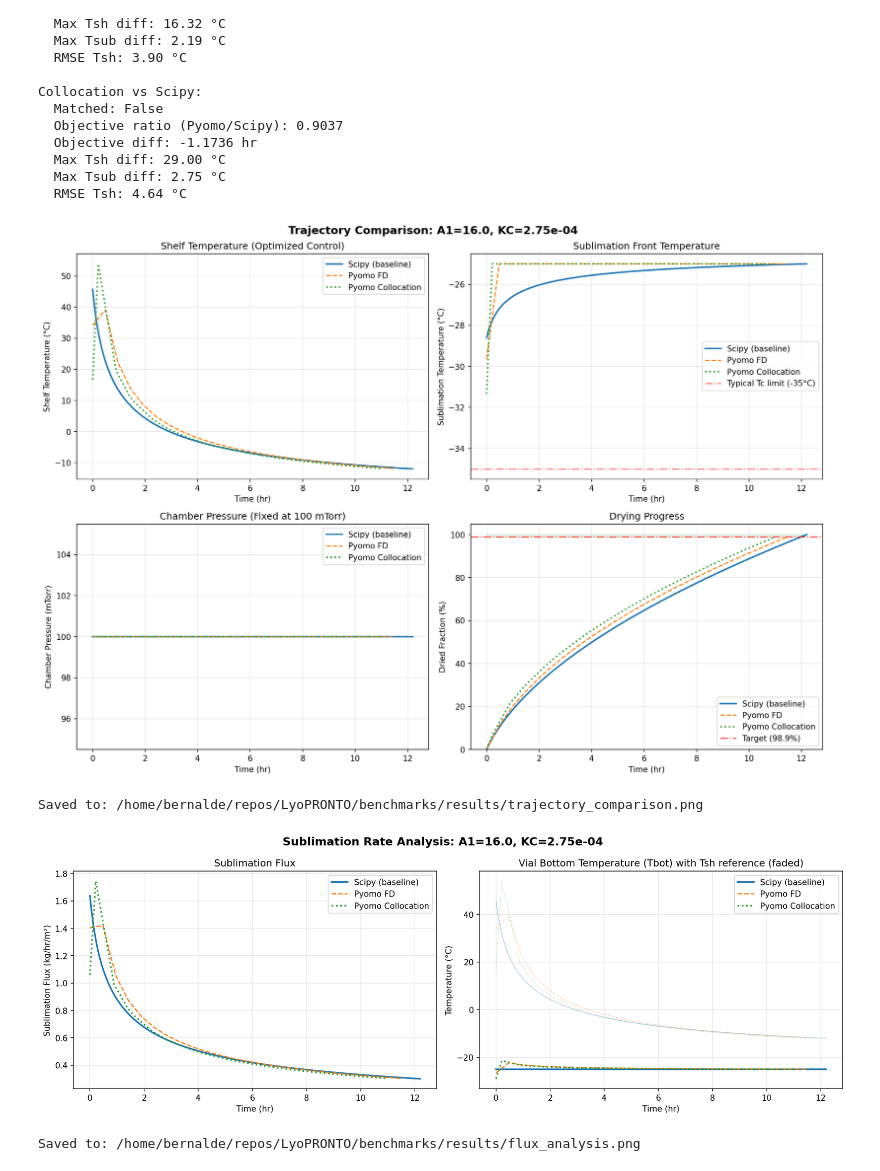
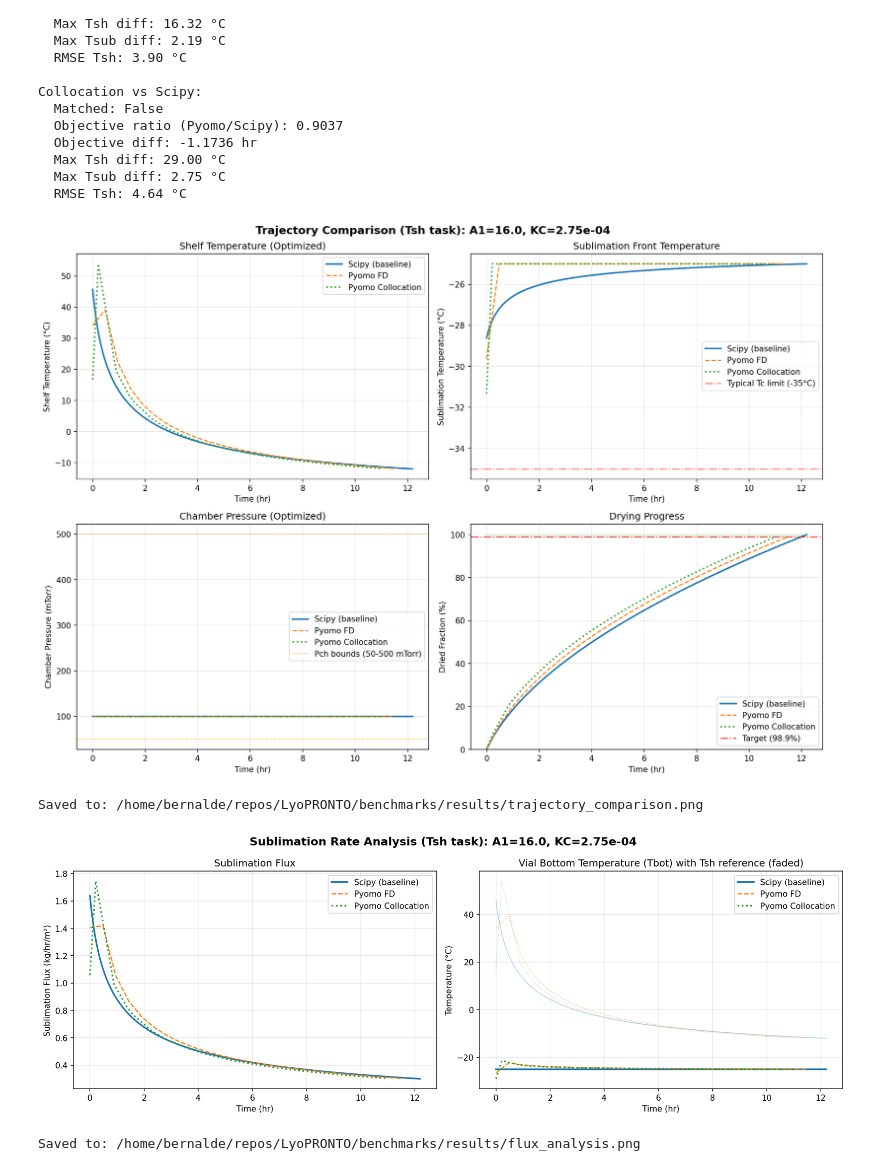
Before and after one commit to SECQUOIA/LyoPRONTO, a Jupyter notebook: benchmarks/grid_analysis.ipynb, the cells around one changed output. Saved outputs shown, nothing was run; the diff lists cells and outputs as text; code cells hidden in the pictures.

```diff
--- a/benchmarks/grid_analysis.ipynb
+++ b/benchmarks/grid_analysis.ipynb
@@ -438,7 +479,7 @@ from matplotlib.lines import Line2D
 from IPython.display import display, Image
 
 fig, axes = plt.subplots(2, 2, figsize=(14, 10))
-fig.suptitle(f'Trajectory Comparison: A1={A1_val}, KC={KC_val:.2e}', fontsize=14, fontweight='bold')
+fig.suptitle(f'Trajectory Comparison ({task_type} task): A1={A1_val}, KC={KC_val:.2e}', fontsize=14, fontweight='bold')
 
 # Column indices
 T_IDX, TSUB_IDX, TBOT_IDX, TSH_IDX, PCH_IDX, FLUX_IDX, DRIED_IDX = range(7)
@@ -447,14 +488,14 @@ T_IDX, TSUB_IDX, TBOT_IDX, TSH_IDX, PCH_IDX, FLUX_IDX, DRIED_IDX = range(7)
 colors = {'scipy': '#1f77b4', 'fd': '#ff7f0e', 'colloc': '#2ca02c'}
 labels = {'scipy': 'Scipy (baseline)', 'fd': 'Pyomo FD', 'colloc': 'Pyomo Collocation'}
 
-# Panel 1: Shelf Temperature (Tsh) - the optimized control
+# Panel 1: Shelf Temperature (Tsh) - optimized control
 ax1 = axes[0, 0]
 ax1.plot(scipy_traj[:, T_IDX], scipy_traj[:, TSH_IDX], '-', color=colors['scipy'], label=labels['scipy'], linewidth=2)
 ax1.plot(fd_traj[:, T_IDX], fd_traj[:, TSH_IDX], '--', color=colors['fd'], label=labels['fd'], linewidth=1.5)
 ax1.plot(colloc_traj[:, T_IDX], colloc_traj[:, TSH_IDX], ':', color=colors['colloc'], label=labels['colloc'], linewidth=2)
 ax1.set_xlabel('Time (hr)')
 ax1.set_ylabel('Shelf Temperature (°C)')
-ax1.set_title('Shelf Temperature (Optimized Control)')
+ax1.set_title('Shelf Temperature (Optimized)')
 ax1.legend(loc='best')
 ax1.grid(True, alpha=0.3)
 
@@ -464,8 +505,7 @@ ax2.plot(scipy_traj[:, T_IDX], scipy_traj[:, TSUB_IDX], '-', color=colors['scipy
 ax2.plot(fd_traj[:, T_IDX], fd_traj[:, TSUB_IDX], '--', color=colors['fd'], label=labels['fd'], linewidth=1.5)
 ax2.plot(colloc_traj[:, T_IDX], colloc_traj[:, TSUB_IDX], ':', color=colors['colloc'], label=labels['colloc'], linewidth=2)
 
-# Highlight critical temperature constraint if known (typically -35°C or lower)
-# The actual constraint depends on the product formulation
+# Highlight critical temperature constraint (typically -35°C or lower)
 ax2.axhline(y=-35, color='red', linestyle='-.', alpha=0.5, linewidth=1.5, label='Typical Tc limit (-35°C)')
 
 ax2.set_xlabel('Time (hr)')
@@ -474,49 +514,53 @@ ax2.set_title('Sublimation Front Temperature')
 ax2.legend(loc='best')
 ax2.grid(True, alpha=0.3)
 
-# Panel 3: Chamber Pressure (Pch) - fixed in Tsh optimization but shown for completeness
+# Panel 3: Chamber Pressure (Pch) - ALSO OPTIMIZED in 'both' task
 ax3 = axes[1, 0]
 ax3.plot(scipy_traj[:, T_IDX], scipy_traj[:, PCH_IDX], '-', color=colors['scipy'], label=labels['scipy'], linewidth=2)
 ax3.plot(fd_traj[:, T_IDX], fd_traj[:, PCH_IDX], '--', color=colors['fd'], label=labels['fd'], linewidth=1.5)
 ax3.plot(colloc_traj[:, T_IDX], colloc_traj[:, PCH_IDX], ':', color=colors['colloc'], label=labels['colloc'], linewidth=2)
+
+# Add pressure bounds for reference
+ax3.axhline(y=50, color='orange', linestyle='--', alpha=0.5, linewidth=1, label='Pch bounds (50-500 mTorr)')
+ax3.axhline(y=500, color='orange', linestyle='--', alpha=0.5, linewidth=1)
+
 ax3.set_xlabel('Time (hr)')
 ax3.set_ylabel('Chamber Pressure (mTorr)')
-ax3.set_title('Chamber Pressure (Fixed at 100 mTorr)')
+ax3.set_title('Chamber Pressure (Optimized)')
 ax3.legend(loc='best')
 ax3.grid(True, alpha=0.3)
 
 # Panel 4: Drying Progress (fraction dried)
 ax4 = axes[1, 1]
 ax4.plot(scipy_traj[:, T_IDX], scipy_traj[:, DRIED_IDX] * 100, '-', color=colors['scipy'], label=labels['scipy'], linewidth=2)
 ax4.plot(fd_traj[:, T_IDX], fd_traj[:, DRIED_IDX] * 100, '--', color=colors['fd'], label=labels['fd'], linewidth=1.5)
 ax4.plot(colloc_traj[:, T_IDX], colloc_traj[:, DRIED_IDX] * 100, ':', color=colors['colloc'], label=labels['colloc'], linewidth=2)
 
 # Highlight dryness target (98.9%)
 ax4.axhline(y=98.9, color='red', linestyle='-.', alpha=0.7, linewidth=1.5, label='Target (98.9%)')
 ax4.fill_between([0, max(scipy_traj[-1, T_IDX], fd_traj[-1, T_IDX], colloc_traj[-1, T_IDX])],
                   98.9, 100, color='green', alpha=0.1)
 
 ax4.set_xlabel('Time (hr)')
 ax4.set_ylabel('Dried Fraction (%)')
 ax4.set_title('Drying Progress')
 ax4.set_ylim([0, 105])
 ax4.legend(loc='lower right')
 ax4.grid(True, alpha=0.3)
 
 plt.tight_layout()
-out_path = repo_root / 'benchmarks' / 'results' / 'trajectory_comparison.png'
-plt.savefig(out_path, dpi=150, bbox_inches='tight')
-display(Image(filename=str(out_path)))
-print(f"\nSaved to: {out_path}")
+plt.savefig(TRAJ_COMPARISON_PNG, dpi=150, bbox_inches='tight')
+display(Image(filename=str(TRAJ_COMPARISON_PNG)))
+print(f"Saved to: {TRAJ_COMPARISON_PNG}")
 # %% [output]
-[figure, old version]
+[figure, new version]
 Saved to: /home/bernalde/repos/LyoPRONTO/benchmarks/results/trajectory_comparison.png
 # %%
 # Plot sublimation flux and rate constraints
 # Flux shows the mass transfer rate which is constrained by equipment capacity
 
 fig, axes = plt.subplots(1, 2, figsize=(14, 5))
-fig.suptitle(f'Sublimation Rate Analysis: A1={A1_val}, KC={KC_val:.2e}', fontsize=14, fontweight='bold')
+fig.suptitle(f'Sublimation Rate Analysis ({task_type} task): A1={A1_val}, KC={KC_val:.2e}', fontsize=14, fontweight='bold')
 
 # Panel 1: Sublimation Flux vs Time
 ax1 = axes[0]
@@ -555,12 +599,11 @@ ax2.legend(loc='best')
 ax2.grid(True, alpha=0.3)
 
 plt.tight_layout()
-out_path2 = repo_root / 'benchmarks' / 'results' / 'flux_analysis.png'
-plt.savefig(out_path2, dpi=150, bbox_inches='tight')
-display(Image(filename=str(out_path2)))
-print(f"\nSaved to: {out_path2}")
+plt.savefig(FLUX_ANALYSIS_PNG, dpi=150, bbox_inches='tight')
+display(Image(filename=str(FLUX_ANALYSIS_PNG)))
+print(f"Saved to: {FLUX_ANALYSIS_PNG}")
 # %% [output]
-[figure, old version]
+[figure, new version]
 Saved to: /home/bernalde/repos/LyoPRONTO/benchmarks/results/flux_analysis.png
 # %%
 # Highlight constraint regions and key physical constraints
```
Also changed, not shown: parts of 11 cells of this notebook.
